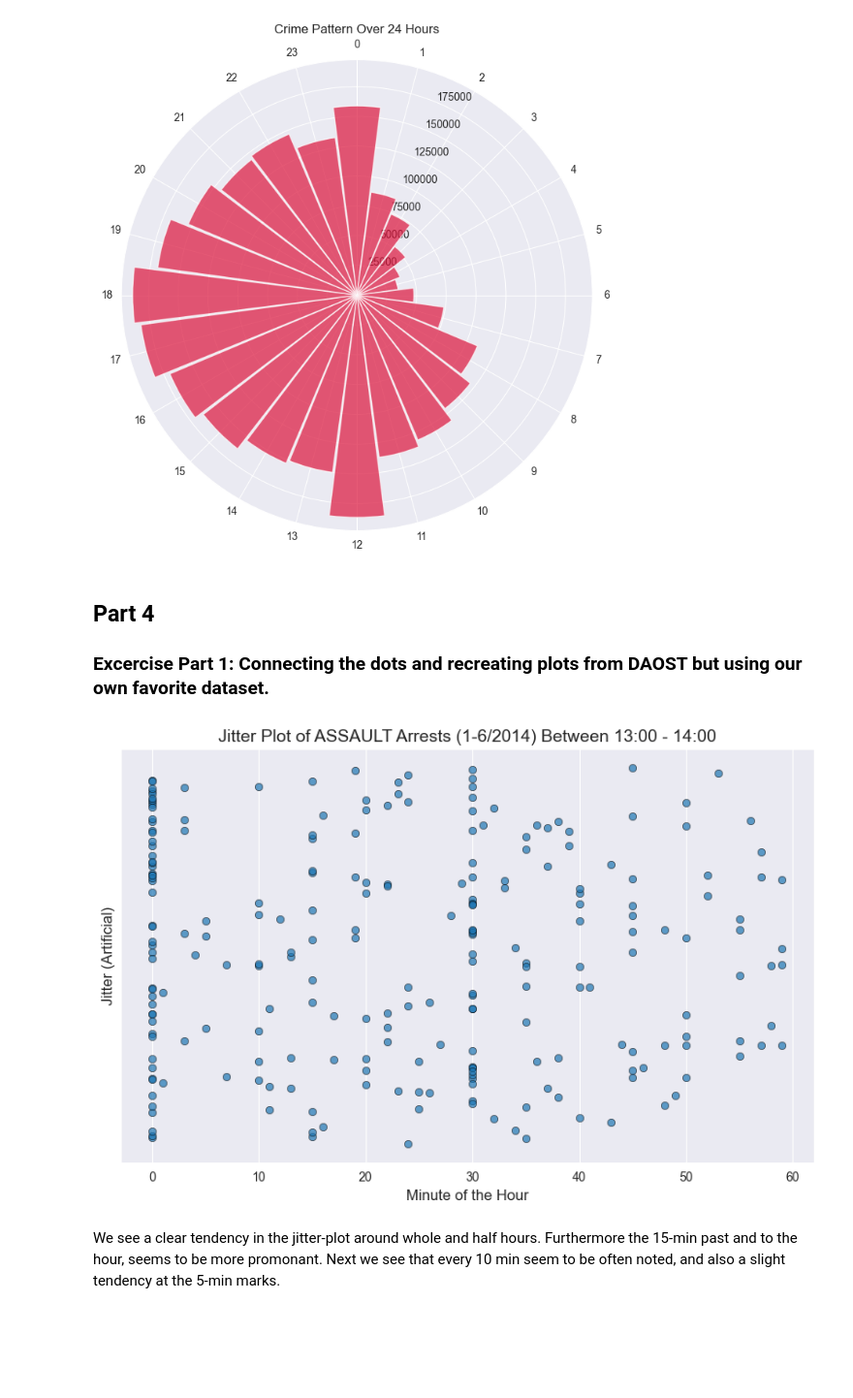
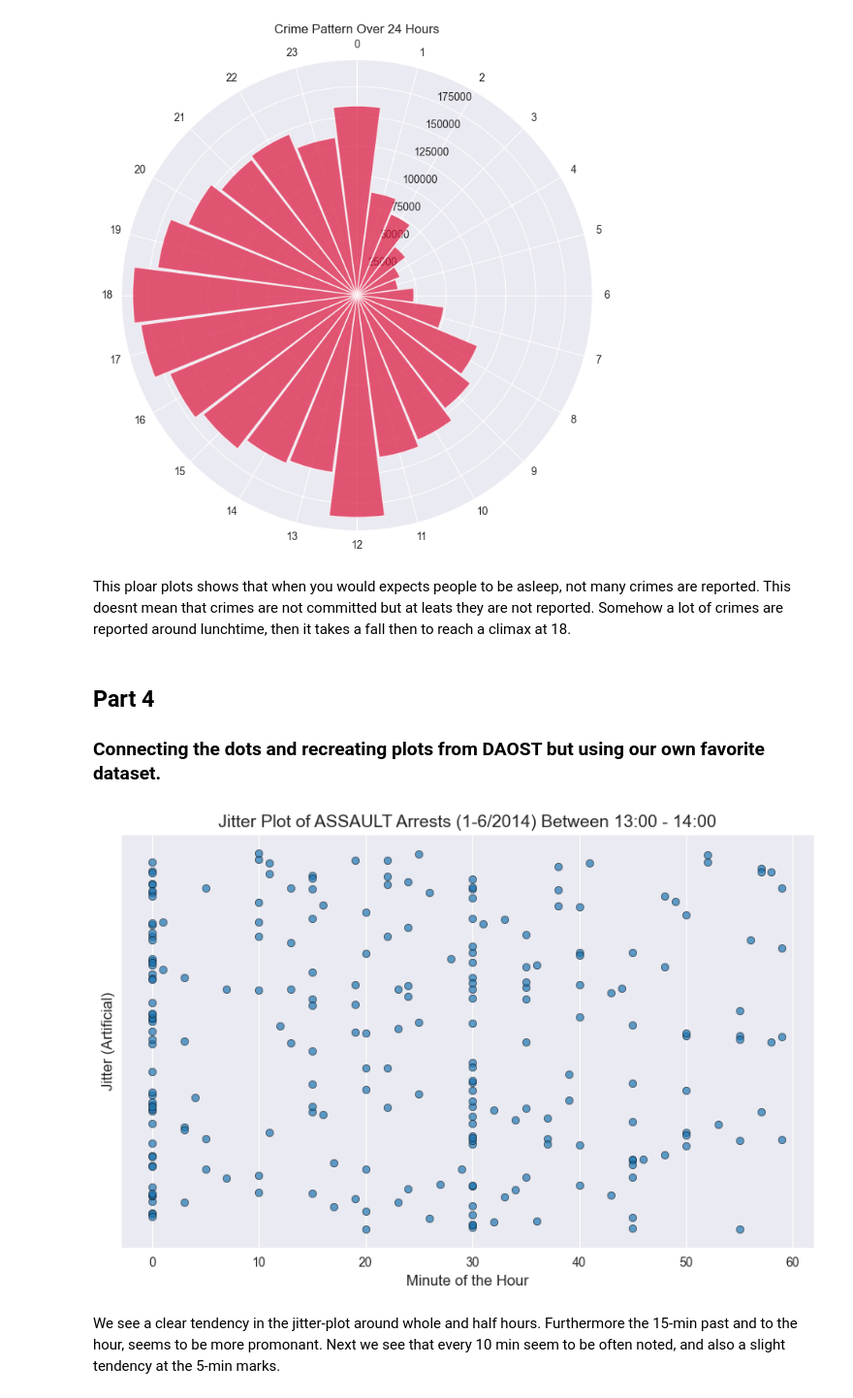
Before and after one commit to mathiaskrois/-socialdata2025-MMC-, a Jupyter notebook: Assignments/A1/A1.ipynb, the cells around one changed output. Shown at 97% size. Cells and saved outputs as stored; diff of their text form; code cells hidden in the pictures; blank space fills up the shorter version.

```diff
--- a/Assignments/A1/A1.ipynb
+++ b/Assignments/A1/A1.ipynb
@@ -79,8 +80,8 @@ column_mapping = {
     'PdDistrict': 'PoliceDistrict',
     'Resolution': 'Resolution',
     'year': 'Year',
-    'X': 'Longitude',   # Adjust if your x actually represents Latitude
-    'Y': 'Latitude'     # Adjust if your y actually represents Longitude
+    'X': 'Longitude',
+    'Y': 'Latitude'
 }
 
 # Select and rename columns in df1
@@ -93,7 +94,10 @@ df2 = df2[['Incident Number', 'Incident Code', 'Incident Category', 'Incident Su
 df2.columns = ['IncidentNumber', 'IncidentCode', 'Category', 'Subcategory', 'Date',
                'Time', 'PoliceDistrict', 'Resolution', 'Year', 'Latitude', 'Longitude']
 
-# Define the category mapping, using both category and subcategory
+df1 = df1.apply(lambda x: x.str.upper() if x.dtype == "object" else x)
+df2 = df2.apply(lambda x: x.str.upper() if x.dtype == "object" else x)
+
+# Define the category mapping
 category_mapping = {
     "LARCENY/THEFT": {"Category": ["LARCENY THEFT"], "Subcategory": ["LARCENY THEFT - OTHER", "LARCENY - FROM VEHICLE", "LARCENY THEFT - BICYCLE", "LARCENY THEFT - SHOPLIFTING", "LARCENY THEFT - FROM BUILDING", "LARCENY THEFT - PICKPOCKET", "LARCENY - AUTO PARTS", "LARCENY THEFT - PURSE SNATCH"]},
     "VEHICLE THEFT": {"Category": ["MOTOR VEHICLE THEFT"], "Subcategory": ["MOTOR VEHICLE THEFT (ATTEMPTED)"]},
@@ -397,12 +431,13 @@ ax.set_title("Crime Pattern Over 24 Hours")
 plt.show()
 # %% [output]
 [figure]
+# %% [markdown]
+This ploar plots shows that when you would expects people to be asleep, not many crimes are reported. This doesnt mean that crimes are not committed but at leats they are not reported. Somehow a lot of crimes are reported around lunchtime, then it takes a fall then to reach a climax at 18.
 # %% [markdown]
 ## Part 4
-### Excercise Part 1: Connecting the dots and recreating plots from DAOST but using our own favorite dataset.
+### Connecting the dots and recreating plots from DAOST but using our own favorite dataset.
 # %%
-#Convert Date and Time columns to datetime format
-df['Date'] = pd.to_datetime(df['Date'], errors='coerce')
+# Convert  Time column to datetime format
 df['Time'] = pd.to_datetime(df['Time'], format='%H:%M', errors='coerce')
 
 # Extract year, month, hour, and minute for filtering and plotting
@@ -412,35 +447,35 @@ df['Hour'] = df['Time'].dt.hour
 df['Minute'] = df['Time'].dt.minute
 
 # Define filtering parameters
 crime_type = "ASSAULT"
 selected_year = 2014
 start_month, end_month = 1, 6
 selected_hour = 13
 
 # Filter dataset based on crime type, time window, and hour
 df_filtered = df[
     (df['Category'] == crime_type) &
     (df['Year'] == selected_year) &
     (df['Month'] >= start_month) & (df['Month'] <= end_month) &
     (df['Hour'] == selected_hour)
 ].copy()
 
 # Add vertical jitter to avoid overlapping
 df_filtered['Jitter'] = np.random.uniform(-0.3, 0.3, size=len(df_filtered))
 
 # Create the jitter plot
 plt.figure(figsize=(10, 6))
 sns.scatterplot(x=df_filtered['Minute'], y=df_filtered['Jitter'], alpha=0.7, edgecolor="black")
 
 # Labels and title
 plt.xlabel("Minute of the Hour", fontsize=12)
 plt.ylabel("Jitter (Artificial)", fontsize=12)
 plt.title(f"Jitter Plot of {crime_type} Arrests ({start_month}-{end_month}/{selected_year}) Between {selected_hour}:00 - {selected_hour+1}:00", fontsize=14)
-plt.yticks([])  # Hide y-axis labels (jitter is artificial)
+plt.yticks([])
 
 plt.show()
 # %% [output]
-[figure, old version]
+[figure, new version]
 # %% [markdown]
 We see a clear tendency in the jitter-plot around whole and half hours. Furthermore the 15-min past and to the hour, seems to be more promonant. Next we see that every 10 min seem to be often noted, and also a slight tendency at the 5-min marks.
 # %%
```
Also changed, not shown: parts of 37 cells of this notebook.
